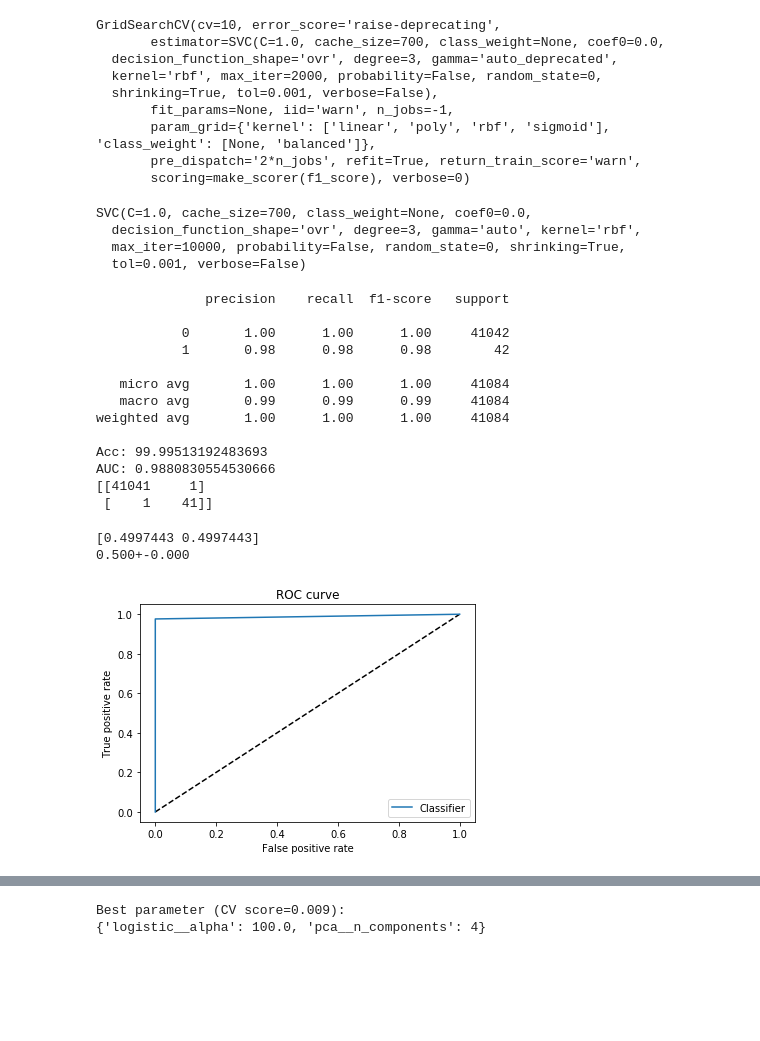
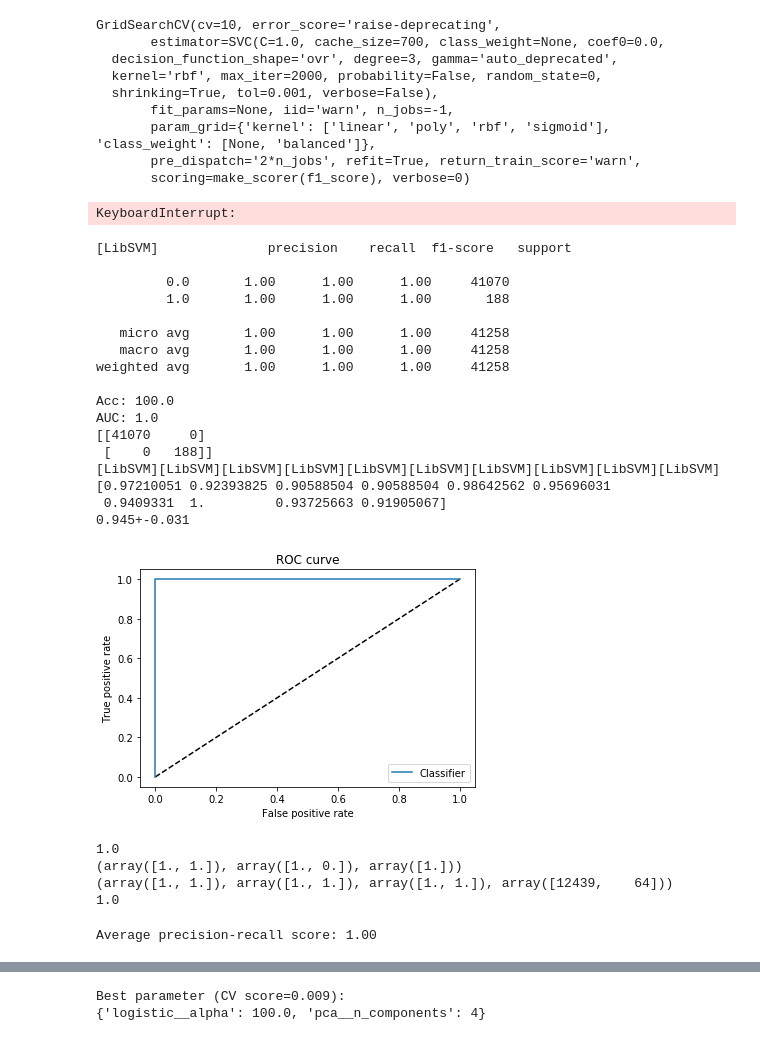
Before and after one commit to marcossilva/unbalanced_dataset_analysis, a Jupyter notebook: Untitled.ipynb, the cells around one changed output, grey strips where cells are left out. Drawn from its saved outputs; the diff is of its cells as text; code cells hidden in the pictures; blank space fills up the shorter version.

```diff
--- a/Untitled.ipynb
+++ b/Untitled.ipynb
@@ -194,29 +177,56 @@ GridSearchCV(cv=10, error_score='raise-deprecating',
        pre_dispatch='2*n_jobs', refit=True, return_train_score='warn',
        scoring=make_scorer(f1_score), verbose=0)
 # %%
-clf = SVC(gamma='auto', cache_size=700, max_iter=10000, random_state=0)
+from sklearn.metrics import f1_score, make_scorer
+from sklearn.svm import SVC
+clf = SVC(gamma='auto', cache_size=700, max_iter=5000, random_state=0)
 clf.fit(X_train, y_train)
+print_report(clf, cv=2)
 # %% [output]
-SVC(C=1.0, cache_size=700, class_weight=None, coef0=0.0,
-  decision_function_shape='ovr', degree=3, gamma='auto', kernel='rbf',
-  max_iter=10000, probability=False, random_state=0, shrinking=True,
-  tol=0.001, verbose=False)
+KeyboardInterrupt:
-# %%
-print_report(clf, cv=2, X_test=X_full_test, y_test=y_full_test)
-# %% [output]
-              precision    recall  f1-score   support
-
-           0       1.00      1.00      1.00     41042
-           1       0.98      0.98      0.98        42
-
-   micro avg       1.00      1.00      1.00     41084
-   macro avg       0.99      0.99      0.99     41084
-weighted avg       1.00      1.00      1.00     41084
-
-Acc: 99.99513192483693
-AUC: 0.9880830554530666
-[[41041     1]
- [    1    41]]
-[0.4997443 0.4997443]
-0.500+-0.000
-[figure, removed]
+# %%
+from sklearn.metrics import f1_score, make_scorer
+from sklearn.svm import SVC
+clf = SVC(gamma='auto', cache_size=700, max_iter=500, random_state=0, tol=1, verbose=0)
+clf.fit(X_train, y_train)
+print_report(clf, cv=10)
+# %% [output]
+[LibSVM]              precision    recall  f1-score   support
+
+         0.0       1.00      1.00      1.00     41070
+         1.0       1.00      1.00      1.00       188
+
+   micro avg       1.00      1.00      1.00     41258
+   macro avg       1.00      1.00      1.00     41258
+weighted avg       1.00      1.00      1.00     41258
+
+Acc: 100.0
+AUC: 1.0
+[[41070     0]
+ [    0   188]]
+[LibSVM][LibSVM][LibSVM][LibSVM][LibSVM][LibSVM][LibSVM][LibSVM][LibSVM][LibSVM][0.97210051 0.92393825 0.90588504 0.90588504 0.98642562 0.95696031
+ 0.9409331  1.         0.93725663 0.91905067]
+0.945+-0.031
+[figure, added]
+# %%
+import numpy as np
+from sklearn.metrics import f1_score, accuracy_score, precision_recall_curve, precision_recall_fscore_support, precision_score
+y_predicted = clf.predict(X_test)
+print(f1_score(y_test, y_predicted))
+print(precision_recall_curve(y_test, y_predicted))
+print(precision_recall_fscore_support(y_test, y_predicted))
+print(precision_score(y_test, y_predicted))
+# %% [output]
+1.0
+(array([1., 1.]), array([1., 0.]), array([1.]))
+(array([1., 1.]), array([1., 1.]), array([1., 1.]), array([12439,    64]))
+1.0
+# %%
+y_score = clf.decision_function(X_test)
+from sklearn.metrics import average_precision_score
+average_precision = average_precision_score(y_test, y_score)
+
+print('Average precision-recall score: {0:0.2f}'.format(
+      average_precision))
+# %% [output]
+Average precision-recall score: 1.00
```
Also changed, not shown: parts of 16 cells of this notebook.
